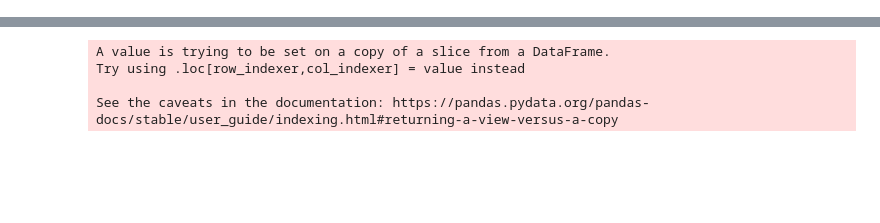
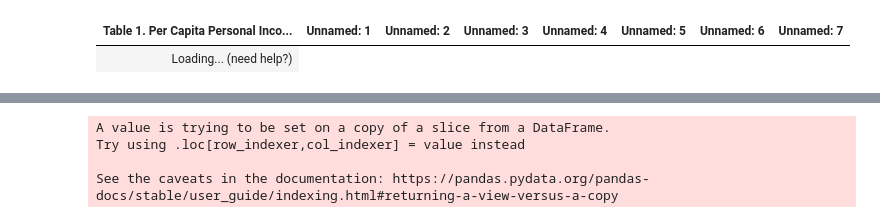
Before and after one commit to neginkanani/Project-1, a Jupyter notebook: Negin/Per_Capita_Income.ipynb, the cells around one changed output, grey strips where cells are left out. Drawn from its saved outputs; the diff is of its cells as text; code cells hidden in the pictures; blank space fills up the shorter version.

```diff
--- a/Negin/Per_Capita_Income.ipynb
+++ b/Negin/Per_Capita_Income.ipynb
@@ -30,4 +30,11 @@ Requirement already satisfied: wcwidth in c:\users\arupm\anaconda3\lib\site-pack
 Requirement already satisfied: six>=1.5 in c:\users\arupm\anaconda3\lib\site-packages (from python-dateutil>=2.8.1->pandas->itables) (1.16.0)
 [interactive output not drawn]
 [interactive output not drawn]
+# %%
+# read the excel data
+raw_df = pd.read_excel("../Raw_Data/Per_Capital Income by County 2019-2021.xlsx", sheet_name= "Table", keep_default_na=False)
+raw_df
+# %% [output]
+| Table 1. Per Capita Personal Inco... | Unnamed: 1 | Unnamed: 2 | Unnamed: 3 | Unnamed: 4 | Unnamed: 5 | Unnamed: 6 | Unnamed: 7 |
+| Loading... (need help?) |
 # %%
```
Also changed, not shown: parts of 2 cells of this notebook, 1 other file.
